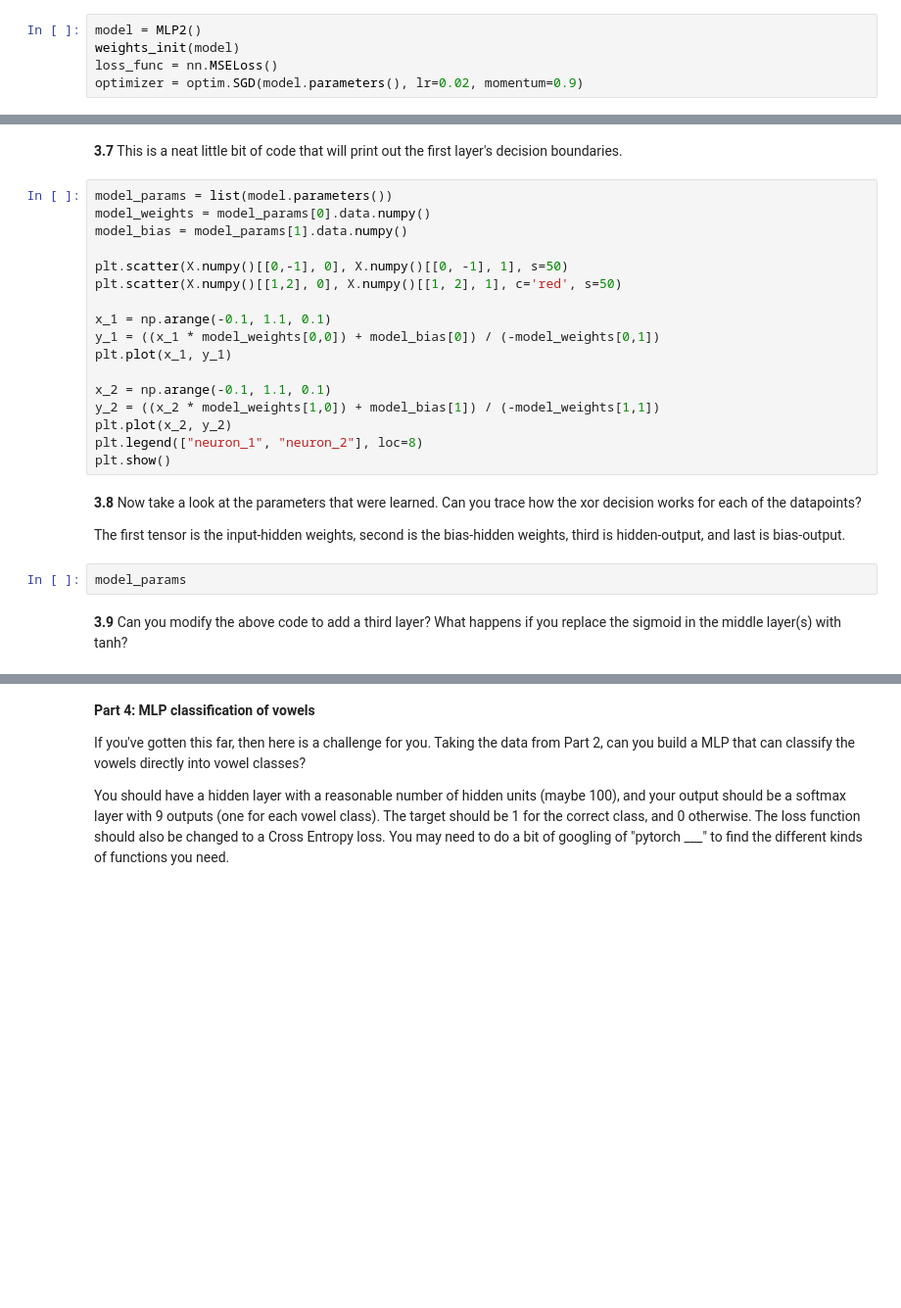
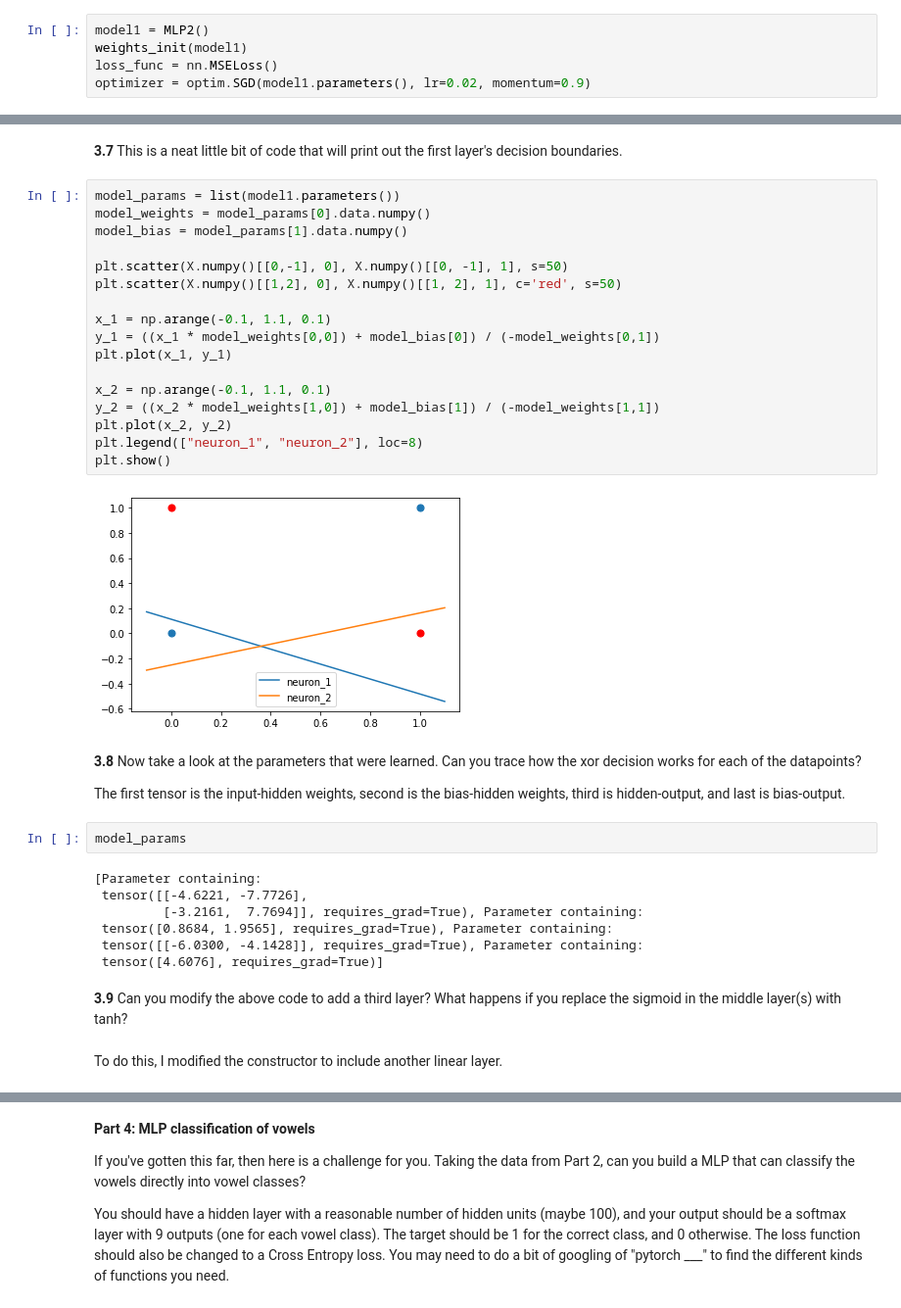
Before and after one commit to jrg94/CSE5522, a Jupyter notebook: lab4.ipynb, the cells around one changed output, grey strips where cells are left out. Shown at 98% size. Cells and saved outputs as stored; diff of their text form; blank space fills up the shorter version.

Commit message:
Modified the existing PyTorch code

```diff
--- a/lab4.ipynb
+++ b/lab4.ipynb
@@ -333,10 +333,10 @@ def weights_init(model):
 # %% [markdown]
 **3.5** Now create a model and initialize it.  Also define a loss function and the optimizer.
 # %%
-model = MLP2()
-weights_init(model)
+model1 = MLP2()
+weights_init(model1)
 loss_func = nn.MSELoss()
-optimizer = optim.SGD(model.parameters(), lr=0.02, momentum=0.9)
+optimizer = optim.SGD(model1.parameters(), lr=0.02, momentum=0.9)
 # %% [markdown]
 **3.6** Now we run the training.
 # %%
@@ -359,27 +371,38 @@ for i in range(epochs):
 # %% [markdown]
 **3.7** This is a neat little bit of code that will print out the first layer's decision boundaries.
 # %%
-model_params = list(model.parameters())
+model_params = list(model1.parameters())
 model_weights = model_params[0].data.numpy()
 model_bias = model_params[1].data.numpy()
 
 plt.scatter(X.numpy()[[0,-1], 0], X.numpy()[[0, -1], 1], s=50)
 plt.scatter(X.numpy()[[1,2], 0], X.numpy()[[1, 2], 1], c='red', s=50)
 
 x_1 = np.arange(-0.1, 1.1, 0.1)
 y_1 = ((x_1 * model_weights[0,0]) + model_bias[0]) / (-model_weights[0,1])
 plt.plot(x_1, y_1)
 
 x_2 = np.arange(-0.1, 1.1, 0.1)
 y_2 = ((x_2 * model_weights[1,0]) + model_bias[1]) / (-model_weights[1,1])
 plt.plot(x_2, y_2)
 plt.legend(["neuron_1", "neuron_2"], loc=8)
 plt.show()
+# %% [output]
+[figure, added]
 # %% [markdown]
 **3.8** Now take a look at the parameters that were learned.  Can you trace how the xor decision works for each of the datapoints?
 
 The first tensor is the input-hidden weights, second is the bias-hidden weights, third is hidden-output, and last is bias-output.
 # %%
 model_params
+# %% [output]
+[Parameter containing:
+ tensor([[-4.6221, -7.7726],
+         [-3.2161,  7.7694]], requires_grad=True), Parameter containing:
+ tensor([0.8684, 1.9565], requires_grad=True), Parameter containing:
+ tensor([[-6.0300, -4.1428]], requires_grad=True), Parameter containing:
+ tensor([4.6076], requires_grad=True)]
 # %% [markdown]
 **3.9** Can you modify the above code to add a third layer?  What happens if you replace the sigmoid in the middle layer(s) with tanh?
+# %% [markdown]
+To do this, I modified the constructor to include another linear layer.
```
Also changed, not shown: parts of 15 cells of this notebook.
